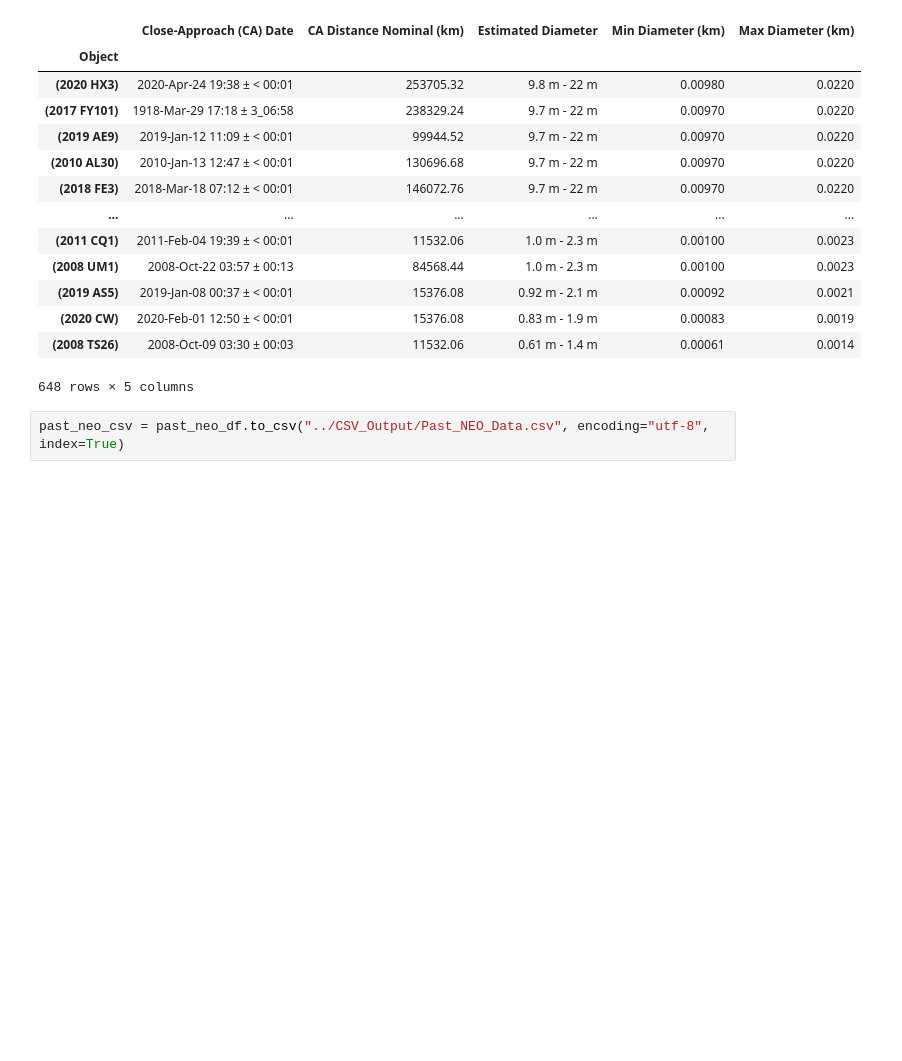
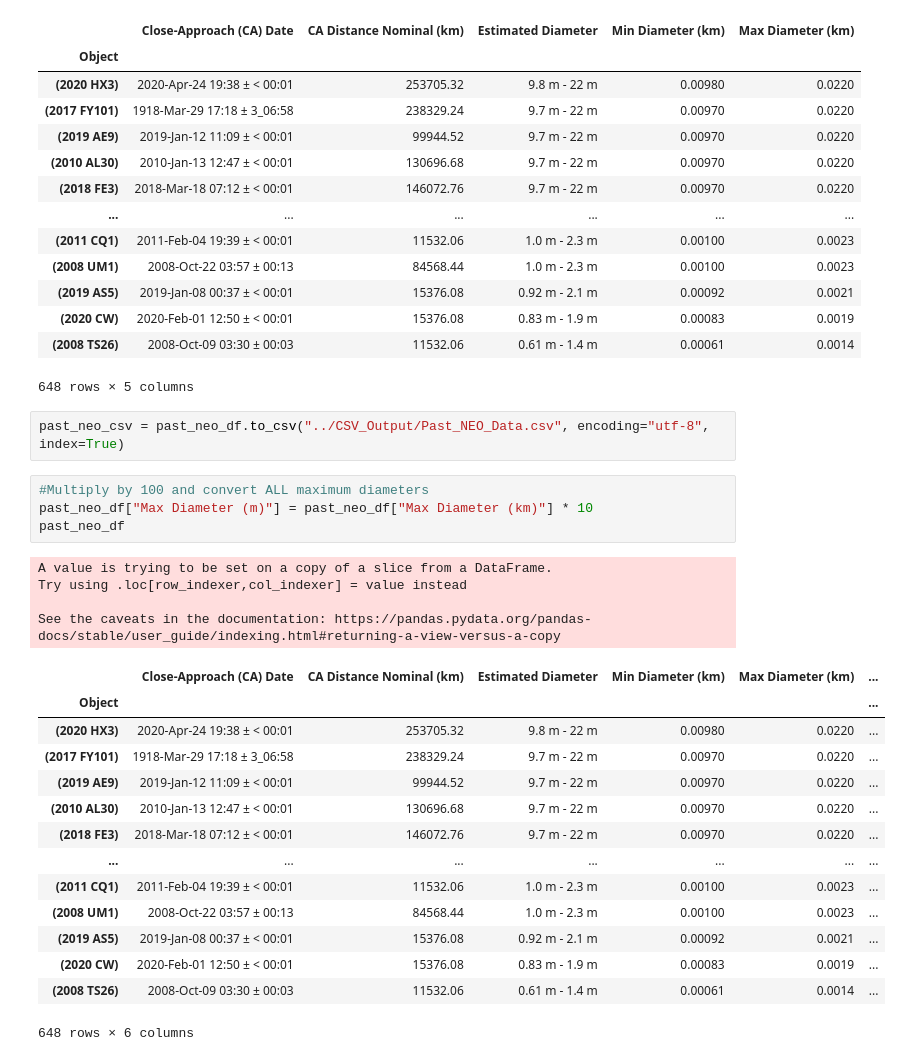
Before and after one commit to doublealogic/armageddon-neo-objects-space-junk, a Jupyter notebook: Data_Retrieval/neo.ipynb, the cells around one changed output. Saved outputs shown, nothing was run; the diff lists cells and outputs as text; blank space fills up the shorter version.

```diff
--- a/Data_Retrieval/neo.ipynb
+++ b/Data_Retrieval/neo.ipynb
@@ -138,3 +138,26 @@ past_neo_df
 648 rows × 5 columns
 # %%
 past_neo_csv = past_neo_df.to_csv("../CSV_Output/Past_NEO_Data.csv", encoding="utf-8", index=True)
+# %%
+#Multiply by 100 and convert ALL maximum diameters
+past_neo_df["Max Diameter (m)"] = past_neo_df["Max Diameter (km)"] * 10
+past_neo_df
+# %% [output]
+A value is trying to be set on a copy of a slice from a DataFrame.
+Try using .loc[row_indexer,col_indexer] = value instead
+
+See the caveats in the documentation: https://pandas.pydata.org/pandas-docs/stable/user_guide/indexing.html#returning-a-view-versus-a-copy
+|  | Close-Approach (CA) Date | CA Distance Nominal (km) | Estimated Diameter | Min Diameter (km) | Max Diameter (km) | ... |
+| Object |  |  |  |  |  | ... |
+| (2020 HX3) | 2020-Apr-24 19:38 ± < 00:01 | 253705.32 | 9.8 m - 22 m | 0.00980 | 0.0220 | ... |
+| (2017 FY101) | 1918-Mar-29 17:18 ± 3_06:58 | 238329.24 | 9.7 m - 22 m | 0.00970 | 0.0220 | ... |
+| (2019 AE9) | 2019-Jan-12 11:09 ± < 00:01 | 99944.52 | 9.7 m - 22 m | 0.00970 | 0.0220 | ... |
+| (2010 AL30) | 2010-Jan-13 12:47 ± < 00:01 | 130696.68 | 9.7 m - 22 m | 0.00970 | 0.0220 | ... |
+| (2018 FE3) | 2018-Mar-18 07:12 ± < 00:01 | 146072.76 | 9.7 m - 22 m | 0.00970 | 0.0220 | ... |
+| ... | ... | ... | ... | ... | ... | ... |
+| (2011 CQ1) | 2011-Feb-04 19:39 ± < 00:01 | 11532.06 | 1.0 m - 2.3 m | 0.00100 | 0.0023 | ... |
+| (2008 UM1) | 2008-Oct-22 03:57 ± 00:13 | 84568.44 | 1.0 m - 2.3 m | 0.00100 | 0.0023 | ... |
+| (2019 AS5) | 2019-Jan-08 00:37 ± < 00:01 | 15376.08 | 0.92 m - 2.1 m | 0.00092 | 0.0021 | ... |
+| (2020 CW) | 2020-Feb-01 12:50 ± < 00:01 | 15376.08 | 0.83 m - 1.9 m | 0.00083 | 0.0019 | ... |
+| (2008 TS26) | 2008-Oct-09 03:30 ± 00:03 | 11532.06 | 0.61 m - 1.4 m | 0.00061 | 0.0014 | ... |
+648 rows × 6 columns
```
Also changed, not shown: parts of 3 cells of this notebook.
